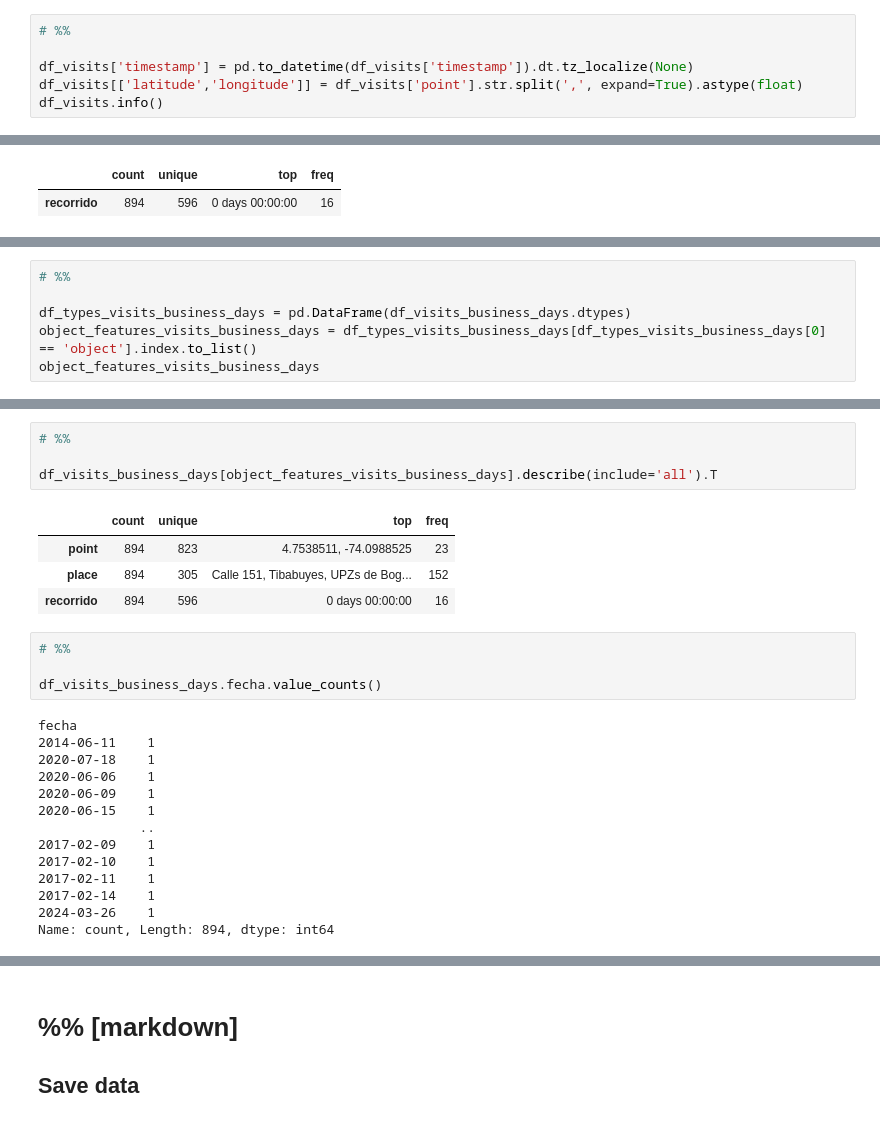
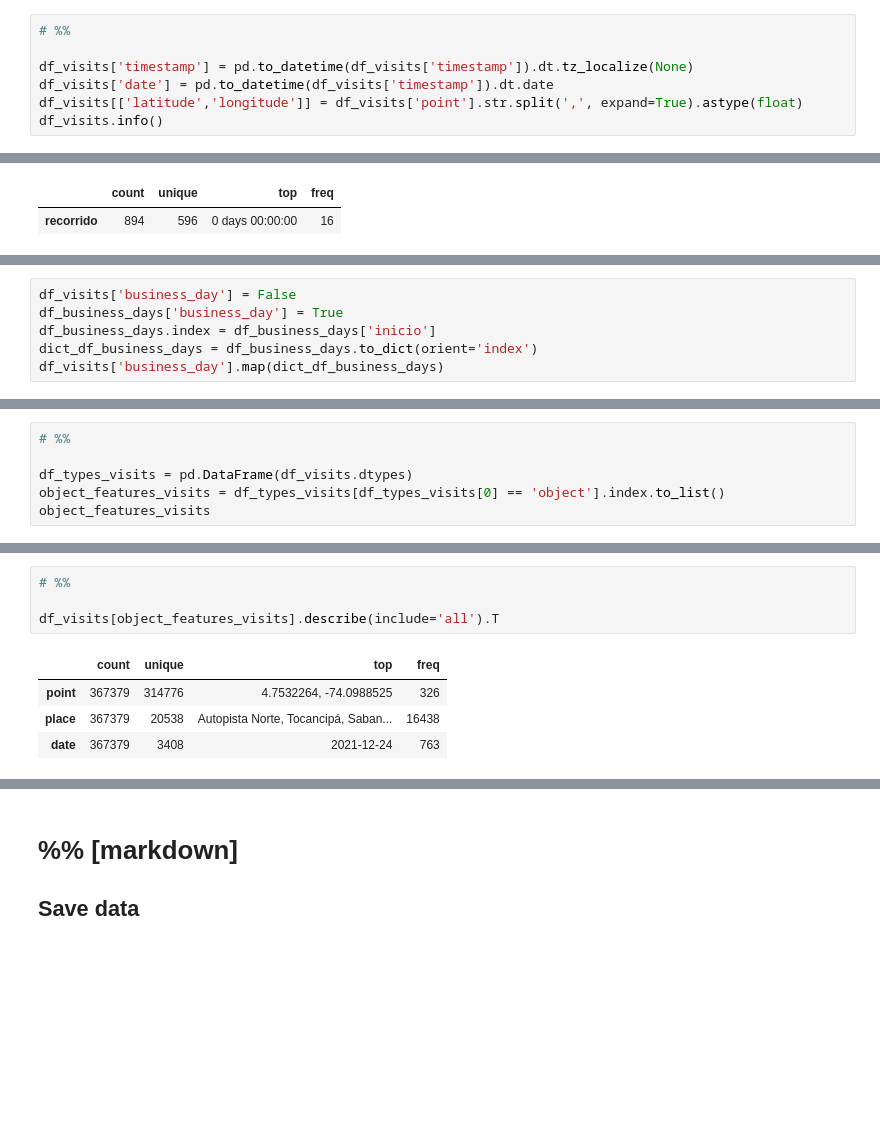
Before and after one commit to DLesmes/groutes_dash, a Jupyter notebook: notebooks/eda.ipynb, the cells around one changed output, grey strips where cells are left out. Drawn from its saved outputs; the diff is of its cells as text; blank space fills up the shorter version.

Commit message:
adding the full data labeling bussines day as bool

```diff
--- a/notebooks/eda.ipynb
+++ b/notebooks/eda.ipynb
@@ -30,6 +31,7 @@ memory usage: 8.4+ MB
 # %%
 
 df_visits['timestamp'] = pd.to_datetime(df_visits['timestamp']).dt.tz_localize(None)
+df_visits['date'] = pd.to_datetime(df_visits['timestamp']).dt.date
 df_visits[['latitude','longitude']] = df_visits['point'].str.split(',', expand=True).astype(float)
 df_visits.info()
 # %% [output]
@@ -243,0 +181,6 @@ memory usage: 69.8+ KB
+# %%
+df_visits['business_day'] = False
+df_business_days['business_day'] = True
+df_business_days.index = df_business_days['inicio']
+dict_df_business_days = df_business_days.to_dict(orient='index')
+df_visits['business_day'].map(dict_df_business_days)
@@ -256,7 +228,7 @@ df_visits_business_days.describe().T
 # %%
 # %%
 
-df_types_visits_business_days = pd.DataFrame(df_visits_business_days.dtypes)
-object_features_visits_business_days = df_types_visits_business_days[df_types_visits_business_days[0] == 'object'].index.to_list()
-object_features_visits_business_days
+df_types_visits = pd.DataFrame(df_visits.dtypes)
+object_features_visits = df_types_visits[df_types_visits[0] == 'object'].index.to_list()
+object_features_visits
 # %% [output]
@@ -278,27 +257,9 @@ date_features_visits_business_days
 # %%
 # %%
 
-df_visits_business_days[object_features_visits_business_days].describe(include='all').T
+df_visits[object_features_visits].describe(include='all').T
 # %% [output]
 |  | count | unique | top | freq |
-| point | 894 | 823 | 4.7538511, -74.0988525 | 23 |
-| place | 894 | 305 | Calle 151, Tibabuyes, UPZs de Bog... | 152 |
-| recorrido | 894 | 596 | 0 days 00:00:00 | 16 |
+| point | 367379 | 314776 | 4.7532264, -74.0988525 | 326 |
+| place | 367379 | 20538 | Autopista Norte, Tocancipá, Saban... | 16438 |
+| date | 367379 | 3408 | 2021-12-24 | 763 |
-# %%
-# %%
-
-df_visits_business_days.fecha.value_counts()
-# %% [output]
-fecha
-2014-06-11    1
-2020-07-18    1
-2020-06-06    1
-2020-06-09    1
-2020-06-15    1
-             ..
-2017-02-09    1
-2017-02-10    1
-2017-02-11    1
-2017-02-14    1
-2024-03-26    1
-Name: count, Length: 894, dtype: int64
```
Also changed, not shown: parts of 24 cells of this notebook, 1 other file.
